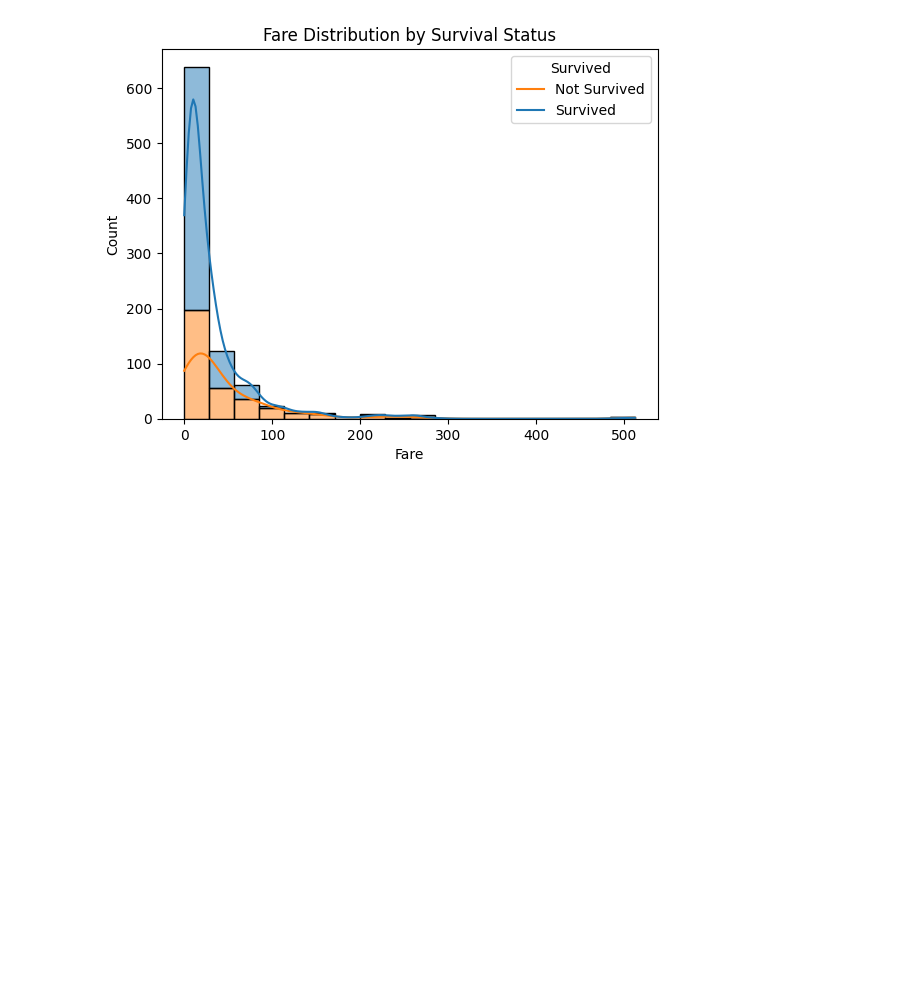
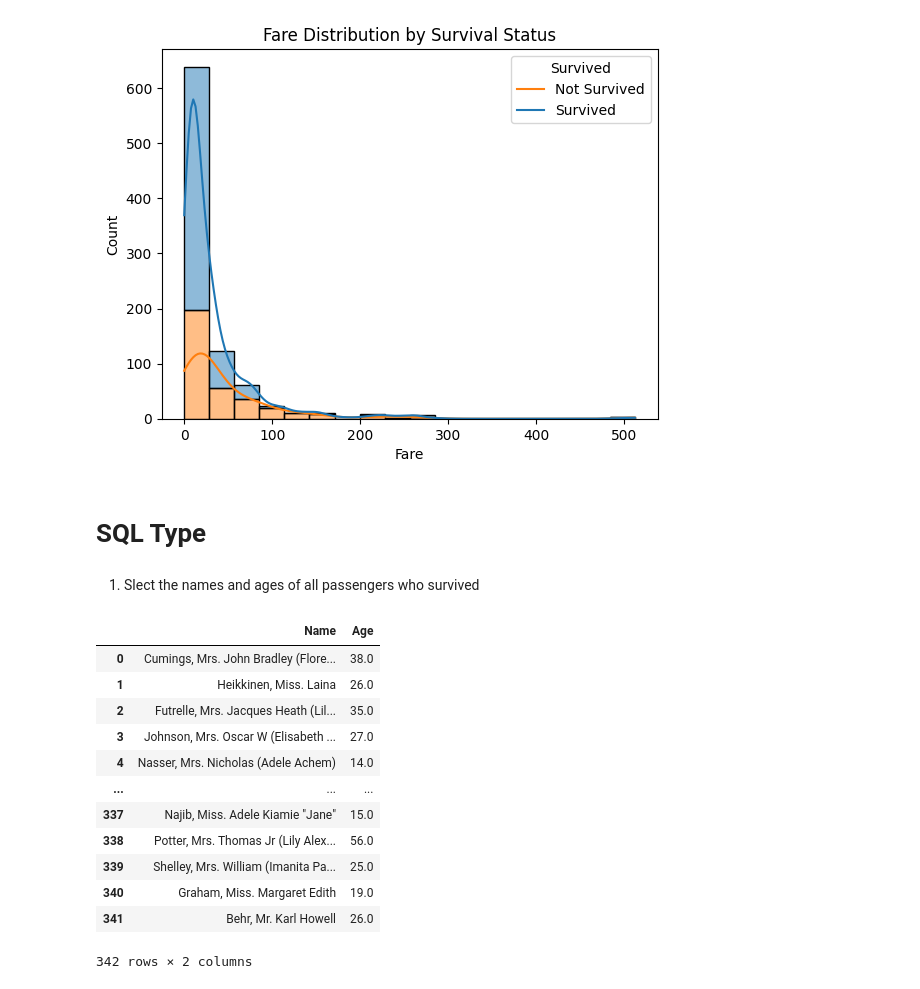
Before and after one commit to Ahamad-ai/EDA, a Jupyter notebook: titanic-eda/notebooks/01_eda.ipynb, the cells around one changed output. Cells and saved outputs as stored; diff of their text form; code cells hidden in the pictures; blank space fills up the shorter version.

```diff
--- a/titanic-eda/notebooks/01_eda.ipynb
+++ b/titanic-eda/notebooks/01_eda.ipynb
@@ -424,3 +424,7 @@ fig = plot.get_figure()
 fig.savefig("../outputs/figures/fare_distribution_by_survival.png")
 # %% [output]
 [figure]
+# %% [markdown]
+# SQL Type
+# %% [markdown]
+1. Slect the names and ages of all passengers who survived
@@ -426,0 +435,18 @@ fig.savefig("../outputs/figures/fare_distribution_by_survival.png")
+# %%
+import pandasql as ps
+query = """SELECT Name, Age FROM df WHERE Survived=1"""
+ps.sqldf(query, locals())
+# %% [output]
+|  | Name | Age |
+| 0 | Cumings, Mrs. John Bradley (Flore... | 38.0 |
+| 1 | Heikkinen, Miss. Laina | 26.0 |
+| 2 | Futrelle, Mrs. Jacques Heath (Lil... | 35.0 |
+| 3 | Johnson, Mrs. Oscar W (Elisabeth ... | 27.0 |
+| 4 | Nasser, Mrs. Nicholas (Adele Achem) | 14.0 |
+| ... | ... | ... |
+| 337 | Najib, Miss. Adele Kiamie "Jane" | 15.0 |
+| 338 | Potter, Mrs. Thomas Jr (Lily Alex... | 56.0 |
+| 339 | Shelley, Mrs. William (Imanita Pa... | 25.0 |
+| 340 | Graham, Miss. Margaret Edith | 19.0 |
+| 341 | Behr, Mr. Karl Howell | 26.0 |
+342 rows × 2 columns
```
Also changed, not shown: parts of 16 cells of this notebook, 2 other files.
